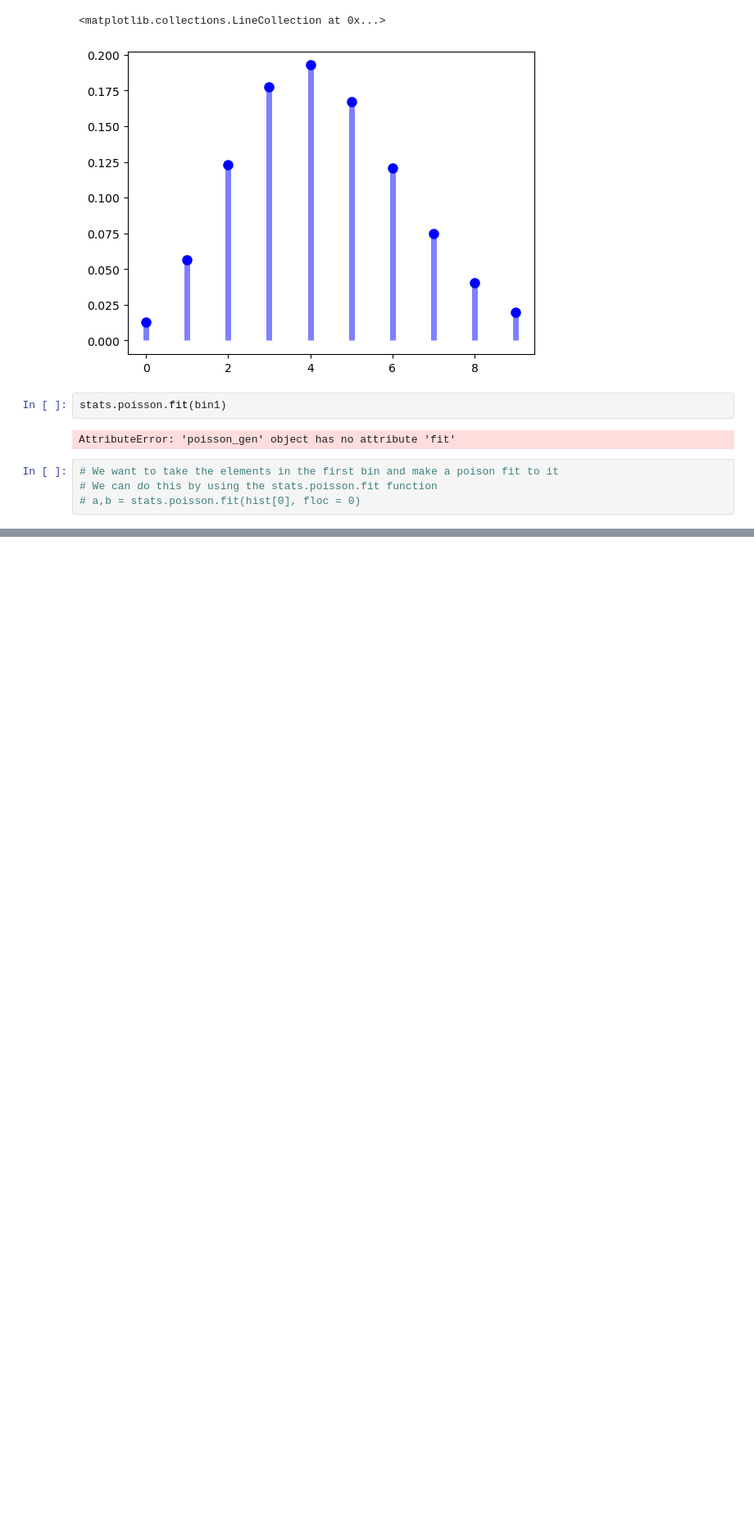
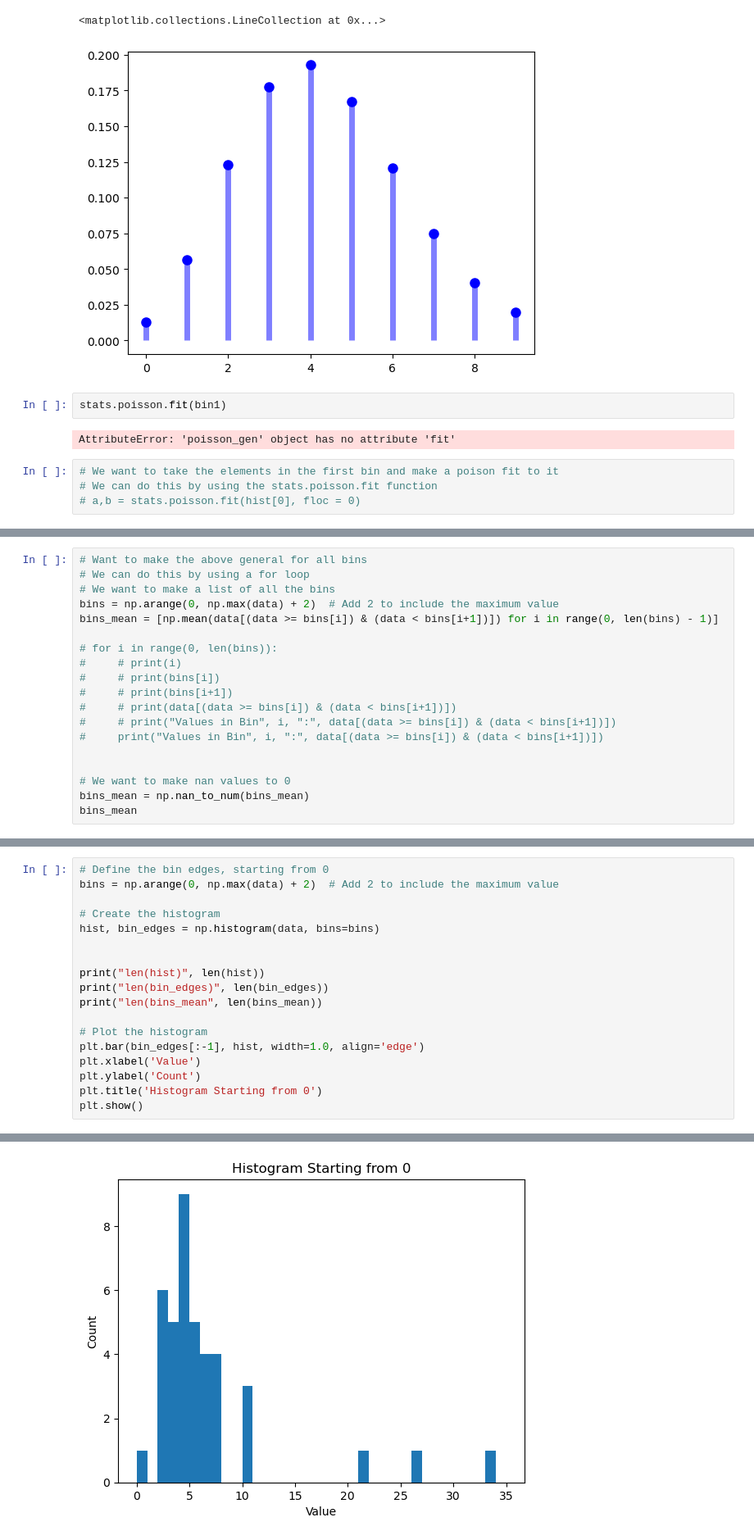
Before and after one commit to gl626qf/advanced_dataanalysis, a Jupyter notebook: chapters/1-fundamentalPy/week4/binnedData.ipynb, the cells around one changed output, grey strips where cells are left out. Shown at 82% size. Saved outputs shown, nothing was run; the diff lists cells and outputs as text; blank space fills up the shorter version.

```diff
--- a/chapters/1-fundamentalPy/week4/binnedData.ipynb
+++ b/chapters/1-fundamentalPy/week4/binnedData.ipynb
@@ -214,0 +266,19 @@ AttributeError: 'poisson_gen' object has no attribute 'fit'
+# %%
+# Want to make the above general for all bins
+# We can do this by using a for loop
+# We want to make a list of all the bins
+bins = np.arange(0, np.max(data) + 2)  # Add 2 to include the maximum value
+bins_mean = [np.mean(data[(data >= bins[i]) & (data < bins[i+1])]) for i in range(0, len(bins) - 1)]
+
+# for i in range(0, len(bins)):
+#     # print(i)
+#     # print(bins[i])
+#     # print(bins[i+1])
+#     # print(data[(data >= bins[i]) & (data < bins[i+1])])
+#     # print("Values in Bin", i, ":", data[(data >= bins[i]) & (data < bins[i+1])])
+#     print("Values in Bin", i, ":", data[(data >= bins[i]) & (data < bins[i+1])])
+
+
+# We want to make nan values to 0
+bins_mean = np.nan_to_num(bins_mean)
+bins_mean
@@ -214,0 +313,19 @@ AttributeError: 'poisson_gen' object has no attribute 'fit'
+# %%
+# Define the bin edges, starting from 0
+bins = np.arange(0, np.max(data) + 2)  # Add 2 to include the maximum value
+
+# Create the histogram
+hist, bin_edges = np.histogram(data, bins=bins)
+
+
+print("len(hist)", len(hist))
+print("len(bin_edges)", len(bin_edges))
+print("len(bins_mean", len(bins_mean))
+
+# Plot the histogram
+plt.bar(bin_edges[:-1], hist, width=1.0, align='edge')
+plt.xlabel('Value')
+plt.ylabel('Count')
+plt.title('Histogram Starting from 0')
+plt.show()
+# %% [output]
@@ -214,0 +335 @@ AttributeError: 'poisson_gen' object has no attribute 'fit'
+[figure, added]
```
Also changed, not shown: parts of 16 cells of this notebook.
